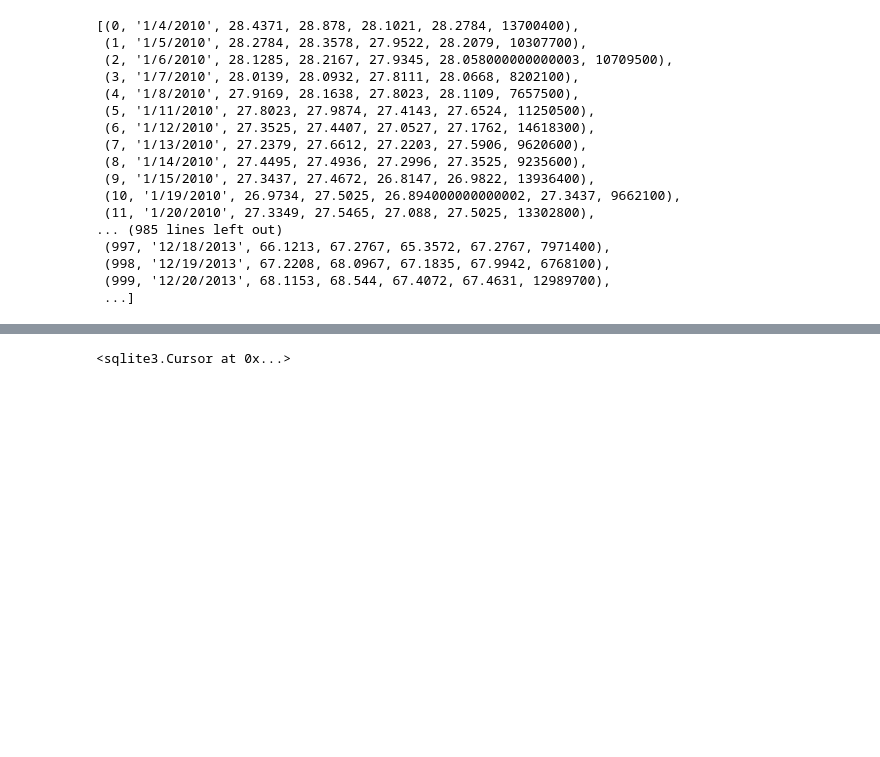
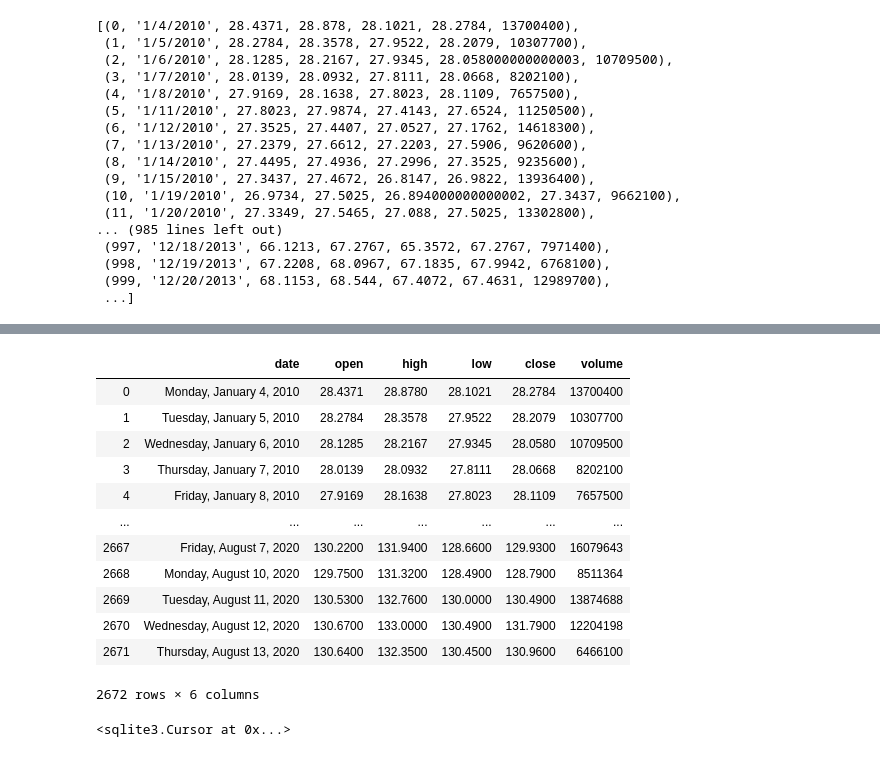
Before and after one commit to Aditm96/DisneyDataProject, a Jupyter notebook: Prediction Process.ipynb, the cells around one changed output, grey strips where cells are left out. Drawn from its saved outputs; the diff is of its cells as text; code cells hidden in the pictures; blank space fills up the shorter version.

```diff
--- a/Prediction Process.ipynb
+++ b/Prediction Process.ipynb
@@ -46,3 +77,6 @@ engine.execute("SELECT * FROM disney_stock_data").fetchall()
  (998, '12/19/2013', 67.2208, 68.0967, 67.1835, 67.9942, 6768100),
  (999, '12/20/2013', 68.1153, 68.544, 67.4072, 67.4631, 12989700),
  ...]
+# %%
+Data = pd.read_csv("Data/Disney_Stock_Data_Month.csv")
+Data.head()
@@ -48,0 +90,17 @@ engine.execute("SELECT * FROM disney_stock_data").fetchall()
+# %%
+Disney_DF = pd.DataFrame(Data)
+Disney_DF
+# %% [output]
+|  | date | open | high | low | close | volume |
+| 0 | Monday, January 4, 2010 | 28.4371 | 28.8780 | 28.1021 | 28.2784 | 13700400 |
+| 1 | Tuesday, January 5, 2010 | 28.2784 | 28.3578 | 27.9522 | 28.2079 | 10307700 |
+| 2 | Wednesday, January 6, 2010 | 28.1285 | 28.2167 | 27.9345 | 28.0580 | 10709500 |
+| 3 | Thursday, January 7, 2010 | 28.0139 | 28.0932 | 27.8111 | 28.0668 | 8202100 |
+| 4 | Friday, January 8, 2010 | 27.9169 | 28.1638 | 27.8023 | 28.1109 | 7657500 |
+| ... | ... | ... | ... | ... | ... | ... |
+| 2667 | Friday, August 7, 2020 | 130.2200 | 131.9400 | 128.6600 | 129.9300 | 16079643 |
+| 2668 | Monday, August 10, 2020 | 129.7500 | 131.3200 | 128.4900 | 128.7900 | 8511364 |
+| 2669 | Tuesday, August 11, 2020 | 130.5300 | 132.7600 | 130.0000 | 130.4900 | 13874688 |
+| 2670 | Wednesday, August 12, 2020 | 130.6700 | 133.0000 | 130.4900 | 131.7900 | 12204198 |
+| 2671 | Thursday, August 13, 2020 | 130.6400 | 132.3500 | 130.4500 | 130.9600 | 6466100 |
+2672 rows × 6 columns
```
Also changed, not shown: parts of 5 cells of this notebook, 12 other files.
